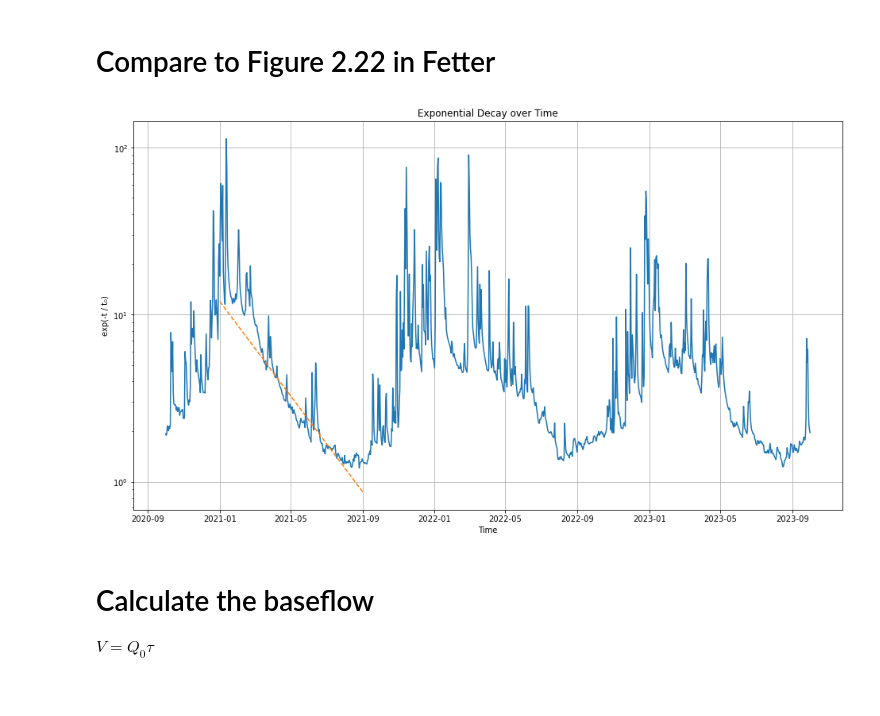
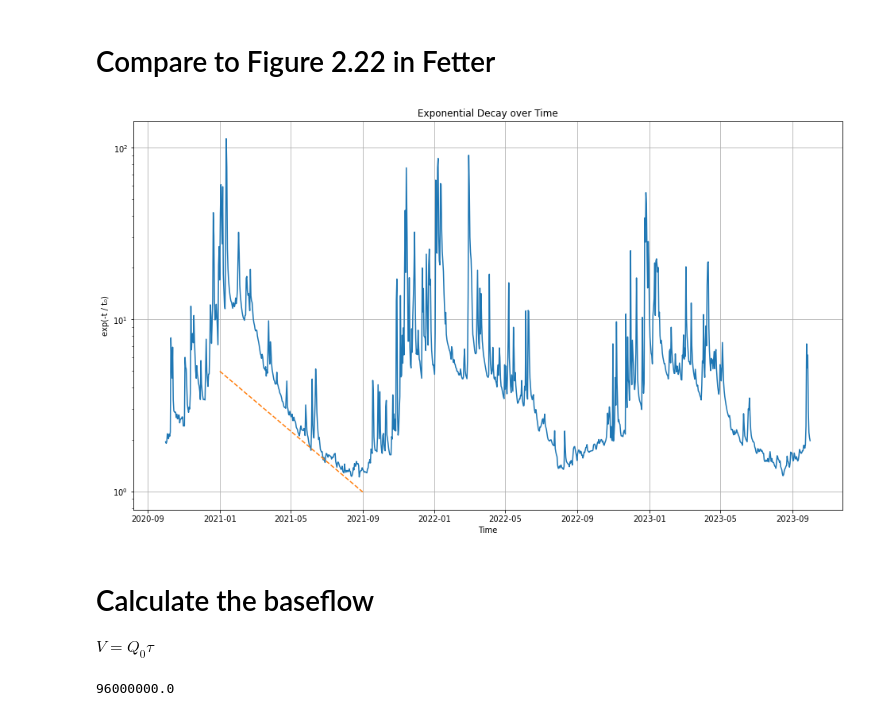
Before and after one commit to bradlipovsky/judd-creek-part-2, a Jupyter notebook: h1d2.ipynb, the cells around one changed output. Cells and saved outputs as stored; diff of their text form; code cells hidden in the pictures.

```diff
--- a/h1d2.ipynb
+++ b/h1d2.ipynb
@@ -60,39 +60,41 @@ df['Collect Date (local)'] = pd.to_datetime(df['Collect Date (local)'])
 # Define target date
 target = pd.Timestamp('2021-01-01')
 
 # Find index of the date closest to target
 i_nearest = (df['Collect Date (local)'] - target).abs().idxmin()
 
 # Get the corresponding datetime (optional)
 t0 = df.loc[i_nearest, 'Collect Date (local)']
 
 # Compute time in seconds (or days) since t0
 t_seconds = (df['Collect Date (local)'] - t0).dt.total_seconds()
 
 # Set your decay time constant (in seconds, or match your units)
-tau = 8e6  # e.g., 1 hour = 3600 seconds
-Q_0 = 12
+tau = 150 * 86400  # e.g., 1 hour = 3600 seconds
+Q_0 = 5
 
 # Compute the function
 y = Q_0*np.exp(-t_seconds / tau)
 y[df['Collect Date (local)'] < target] = np.nan
 y[df['Collect Date (local)'] > target + pd.DateOffset(months=8)] = np.nan
 
 # Plot it
 plt.subplots(figsize=(16,9))
 plt.plot(df['Collect Date (local)'][condition],df['Discharge (cfs)'][condition])
 plt.plot(df['Collect Date (local)'], y,'--')
 plt.xlabel('Time')
 plt.ylabel('exp(-t / t₀)')
 plt.title('Exponential Decay over Time')
 plt.yscale('log')
 plt.grid(True)
 plt.show()
 # %% [output]
-[figure, old version]
+[figure, new version]
 # %% [markdown]
 # Calculate the baseflow
 $ V = Q_0 \tau $
 # %%
 V = Q_0 * tau
 V
+# %% [output]
+96000000.0
```
